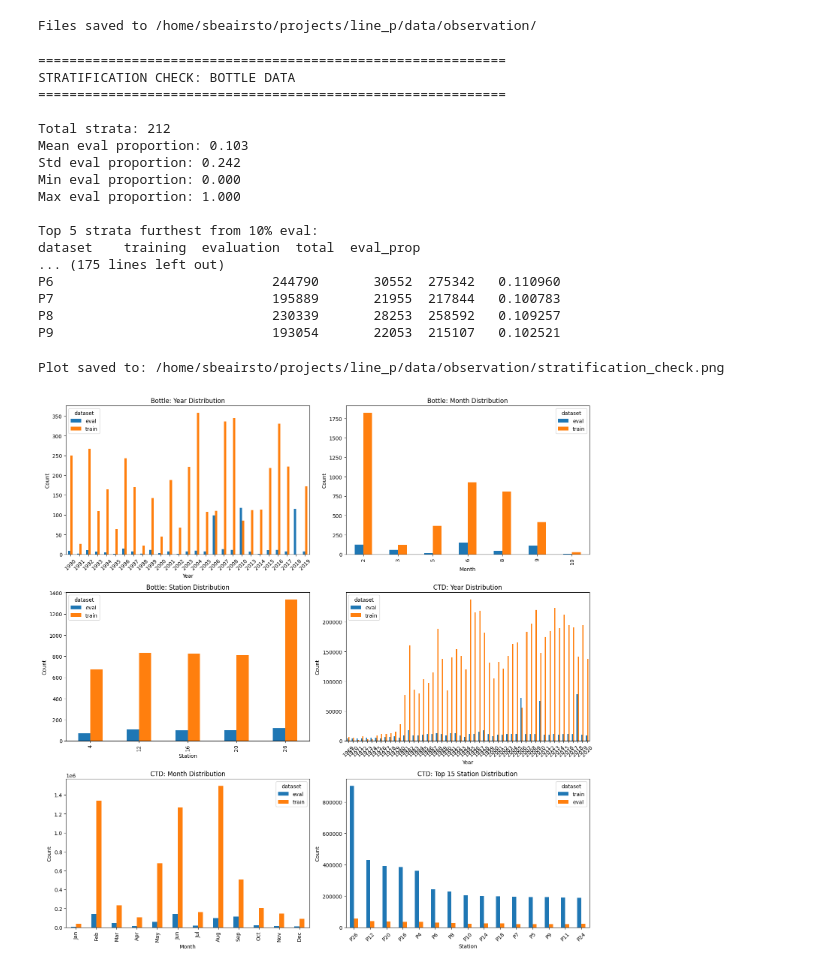
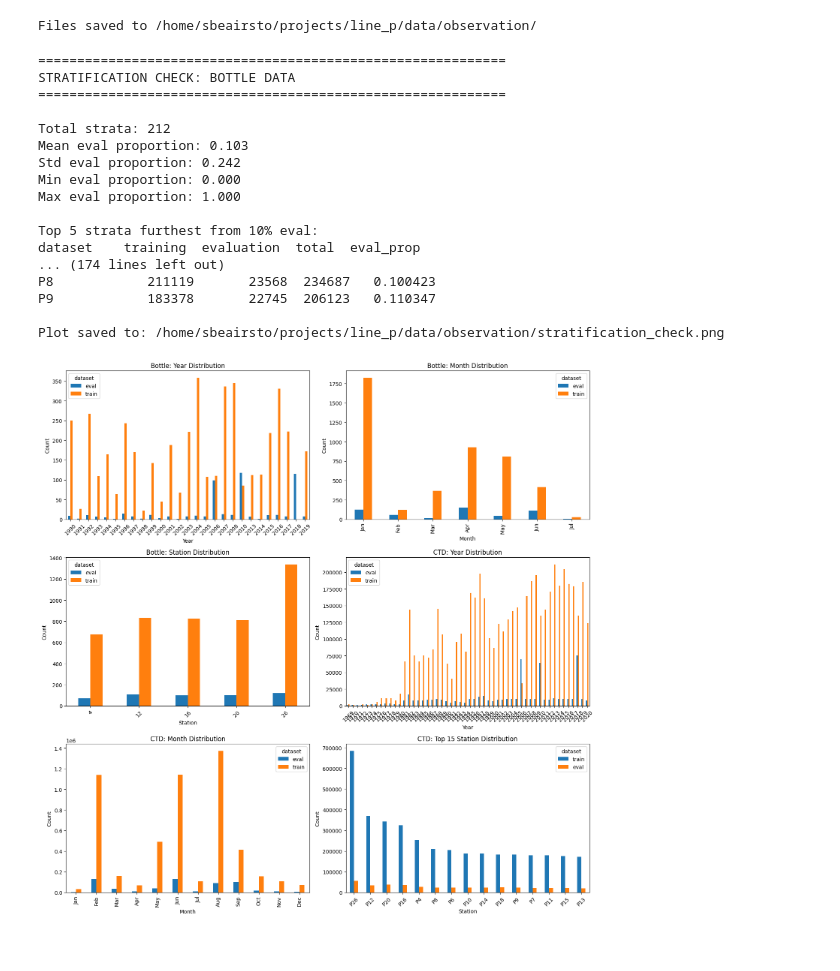
Before and after one commit to Statistical-Downscaling-for-the-Ocean/linep-data-prep-and-evaluation, a Jupyter notebook: waterproperties_data_prep/Create_evalutation_dataset.ipynb, the cells around one changed output. Cells and saved outputs as stored; diff of their text form; code cells hidden in the pictures.

```diff
--- a/waterproperties_data_prep/Create_evalutation_dataset.ipynb
+++ b/waterproperties_data_prep/Create_evalutation_dataset.ipynb
@@ -71,18 +94,14 @@ Cruise 2018.01: 2018-02-19 to 2018-03-06
 # %% [markdown]
 ## 4. Withhold CTD data based on date ranges
 # %%
-# Convert CTD time to datetime if needed
-ctd_df['time'] = pd.to_datetime(ctd_df['time'])
-
-# Filter CTD data for eval cruises based on date ranges
-ctd_eval_mask = pd.Series(False, index=ctd_df.index)
+ctd_eval_mask = pd.Series(False, index=df_ctd.index)
 for start_date, end_date in date_ranges:
-    mask = (ctd_df['time'] >= start_date) & (ctd_df['time'] <= end_date)
+    mask = (df_ctd['TIME'] >= start_date) & (df_ctd['TIME'] <= end_date)
     ctd_eval_mask = ctd_eval_mask | mask
 
-ctd_eval_cruises = ctd_df[ctd_eval_mask].copy()
-ctd_remaining = ctd_df[~ctd_eval_mask].copy()
+ctd_eval_cruises = df_ctd[ctd_eval_mask].copy()
+ctd_remaining = df_ctd[~ctd_eval_mask].copy()
 
-print(f"\nCTD eval cruises: {len(ctd_eval_cruises)} rows ({len(ctd_eval_cruises)/len(ctd_df)*100:.1f}%)")
+print(f"\nCTD eval cruises: {len(ctd_eval_cruises)} rows ({len(ctd_eval_cruises)/len(df_ctd)*100:.1f}%)")
 print(f"CTD remaining: {len(ctd_remaining)} rows")
 # %% [output]
@@ -245,35 +349,30 @@ def check_stratification(training, evaluation, strata_cols, dataset_name):
 
     return strata_counts
 
-# For BOTTLE data
-bottle_training = pd.read_csv('/home/sbeairsto/projects/line_p/data/observation/bottle_training.csv')
-bottle_evaluation = pd.read_csv('/home/sbeairsto/projects/line_p/data/observation/bottle_evaluation.csv')
+# Load data (skip comment lines)
+bottle_training = pd.read_csv('/home/sbeairsto/projects/line_p/data/observation/bottle_training.csv', comment='#')
+bottle_evaluation = pd.read_csv('/home/sbeairsto/projects/line_p/data/observation/bottle_evaluation.csv', comment='#')
+ctd_training = pd.read_csv('/home/sbeairsto/projects/line_p/data/observation/CTD_training.csv', comment='#')
+ctd_evaluation = pd.read_csv('/home/sbeairsto/projects/line_p/data/observation/CTD_evaluation.csv', comment='#')
 
+# Parse time columns and add year/month
+for df in [bottle_training, bottle_evaluation, ctd_training, ctd_evaluation]:
+    df['TIME'] = pd.to_datetime(df['TIME'])
+    df['YEAR'] = df['TIME'].dt.year
+    df['MONTH'] = df['TIME'].dt.month
+
+# Check stratification
 bottle_strata = check_stratification(
     bottle_training,
     bottle_evaluation,
-    ['YEAR_UTC', 'MONTH_UTC', 'STATION_ID'],
+    ['YEAR', 'MONTH', 'STATION_ID'],
     'BOTTLE DATA'
 )
-
-# For CTD data - use format='ISO8601' to handle microseconds
-ctd_training = pd.read_csv('/home/sbeairsto/projects/line_p/data/observation/CTD_training.csv')
-ctd_evaluation = pd.read_csv('/home/sbeairsto/projects/line_p/data/observation/CTD_evaluation.csv')
-
-# Convert time column properly
-ctd_training['time'] = pd.to_datetime(ctd_training['time'], format='ISO8601')
-ctd_evaluation['time'] = pd.to_datetime(ctd_evaluation['time'], format='ISO8601')
-
-# Add year and month for CTD
-ctd_training['year'] = ctd_training['time'].dt.year
-ctd_training['month'] = ctd_training['time'].dt.month
-ctd_evaluation['year'] = ctd_evaluation['time'].dt.year
-ctd_evaluation['month'] = ctd_evaluation['time'].dt.month
 
 ctd_strata = check_stratification(
     ctd_training,
     ctd_evaluation,
-    ['year', 'month', 'closest_linep_station_name'],
+    ['YEAR', 'MONTH', 'STATION_ID'],
     'CTD DATA'
 )
 
@@ -286,72 +385,72 @@ fig, axes = plt.subplots(3, 2, figsize=(15, 15))
 # Bottle: Year distribution
 bottle_year = pd.concat([bottle_training.assign(dataset='train'),
                          bottle_evaluation.assign(dataset='eval')])
-bottle_year_counts = bottle_year.groupby(['YEAR_UTC', 'dataset']).size().unstack(fill_value=0)
+bottle_year_counts = bottle_year.groupby(['YEAR', 'dataset']).size().unstack(fill_value=0)
 bottle_year_counts.plot(kind='bar', ax=axes[0,0], title='Bottle: Year Distribution')
 axes[0,0].set_xlabel('Year')
 axes[0,0].set_ylabel('Count')
 axes[0,0].tick_params(axis='x', rotation=45)
 
 # Bottle: Month distribution
-bottle_month_counts = bottle_year.groupby(['MONTH_UTC', 'dataset']).size().unstack(fill_value=0)
+bottle_month_counts = bottle_year.groupby(['MONTH', 'dataset']).size().unstack(fill_value=0)
 bottle_month_counts.plot(kind='bar', ax=axes[0,1], title='Bottle: Month Distribution')
 axes[0,1].set_xlabel('Month')
 axes[0,1].set_ylabel('Count')
-axes[2,0].set_xticklabels(['Feb', 'Mar', 'May', 'Jun',
-                            'Aug', 'Sep', 'Oct'][:len(ctd_month_counts)])
+axes[0,1].set_xticklabels(['Jan', 'Feb', 'Mar', 'Apr', 'May', 'Jun',
+                            'Jul', 'Aug', 'Sep', 'Oct', 'Nov', 'Dec'][:len(bottle_month_counts)])
 
 # Bottle: Station distribution
 bottle_station_counts = bottle_year.groupby(['STATION_ID', 'dataset']).size().unstack(fill_value=0)
 bottle_station_counts.plot(kind='bar', ax=axes[1,0], title='Bottle: Station Distribution')
 axes[1,0].set_xlabel('Station')
 axes[1,0].set_ylabel('Count')
+axes[1,0].tick_params(axis='x', rotation=45)
 
 # CTD: Year distribution
 ctd_year = pd.concat([ctd_training.assign(dataset='train'),
                       ctd_evaluation.assign(dataset='eval')])
-ctd_year_counts = ctd_year.groupby(['year', 'dataset']).size().unstack(fill_value=0)
+ctd_year_counts = ctd_year.groupby(['YEAR', 'dataset']).size().unstack(fill_value=0)
 ctd_year_counts.plot(kind='bar', ax=axes[1,1], title='CTD: Year Distribution')
 axes[1,1].set_xlabel('Year')
 axes[1,1].set_ylabel('Count')
 axes[1,1].tick_params(axis='x', rotation=45)
 
 # CTD: Month distribution
-ctd_month_counts = ctd_year.groupby(['month', 'dataset']).size().unstack(fill_value=0)
+ctd_month_counts = ctd_year.groupby(['MONTH', 'dataset']).size().unstack(fill_value=0)
 ctd_month_counts.plot(kind='bar', ax=axes[2,0], title='CTD: Month Distribution')
 axes[2,0].set_xlabel('Month')
 axes[2,0].set_ylabel('Count')
 axes[2,0].set_xticklabels(['Jan', 'Feb', 'Mar', 'Apr', 'May', 'Jun',
                             'Jul', 'Aug', 'Sep', 'Oct', 'Nov', 'Dec'][:len(ctd_month_counts)])
 
-# CTD: Station distribution (top 15 stations)
-ctd_station_counts = ctd_year.groupby(['closest_linep_station_name', 'dataset']).size().unstack(fill_value=0)
+# CTD: Station distribution
+ctd_station_counts = ctd_year.groupby(['STATION_ID', 'dataset']).size().unstack(fill_value=0)
 ctd_station_counts['total'] = ctd_station_counts.sum(axis=1)
 ctd_station_counts.nlargest(15, 'total')[['train', 'eval']].plot(kind='bar', ax=axes[2,1],
                                                                    title='CTD: Top 15 Station Distribution')
 axes[2,1].set_xlabel('Station')
 axes[2,1].set_ylabel('Count')
 axes[2,1].tick_params(axis='x', rotation=45)
 
 plt.tight_layout()
 plt.savefig('/home/sbeairsto/projects/line_p/data/observation/stratification_check.png', dpi=150, bbox_inches='tight')
 print("\nPlot saved to: /home/sbeairsto/projects/line_p/data/observation/stratification_check.png")
 # %% [output]
 ============================================================
 STRATIFICATION CHECK: BOTTLE DATA
 ============================================================
 
 Total strata: 212
 Mean eval proportion: 0.103
 Std eval proportion: 0.242
 Min eval proportion: 0.000
 Max eval proportion: 1.000
 
 Top 5 strata furthest from 10% eval:
 dataset    training  evaluation  total  eval_prop
-... (175 lines left out)
-P6                            244790       30552  275342   0.110960
-P7                            195889       21955  217844   0.100783
-P8                            230339       28253  258592   0.109257
-P9                            193054       22053  215107   0.102521
+... (174 lines left out)
+P8            211119       23568  234687   0.100423
+P9            183378       22745  206123   0.110347
+
+Plot saved to: /home/sbeairsto/projects/line_p/data/observation/stratification_check.png
-Plot saved to: /home/sbeairsto/projects/line_p/data/observation/stratification_check.png
-[figure, old version]
+[figure, new version]
```
Also changed, not shown: parts of 8 cells of this notebook, 1 other file.
